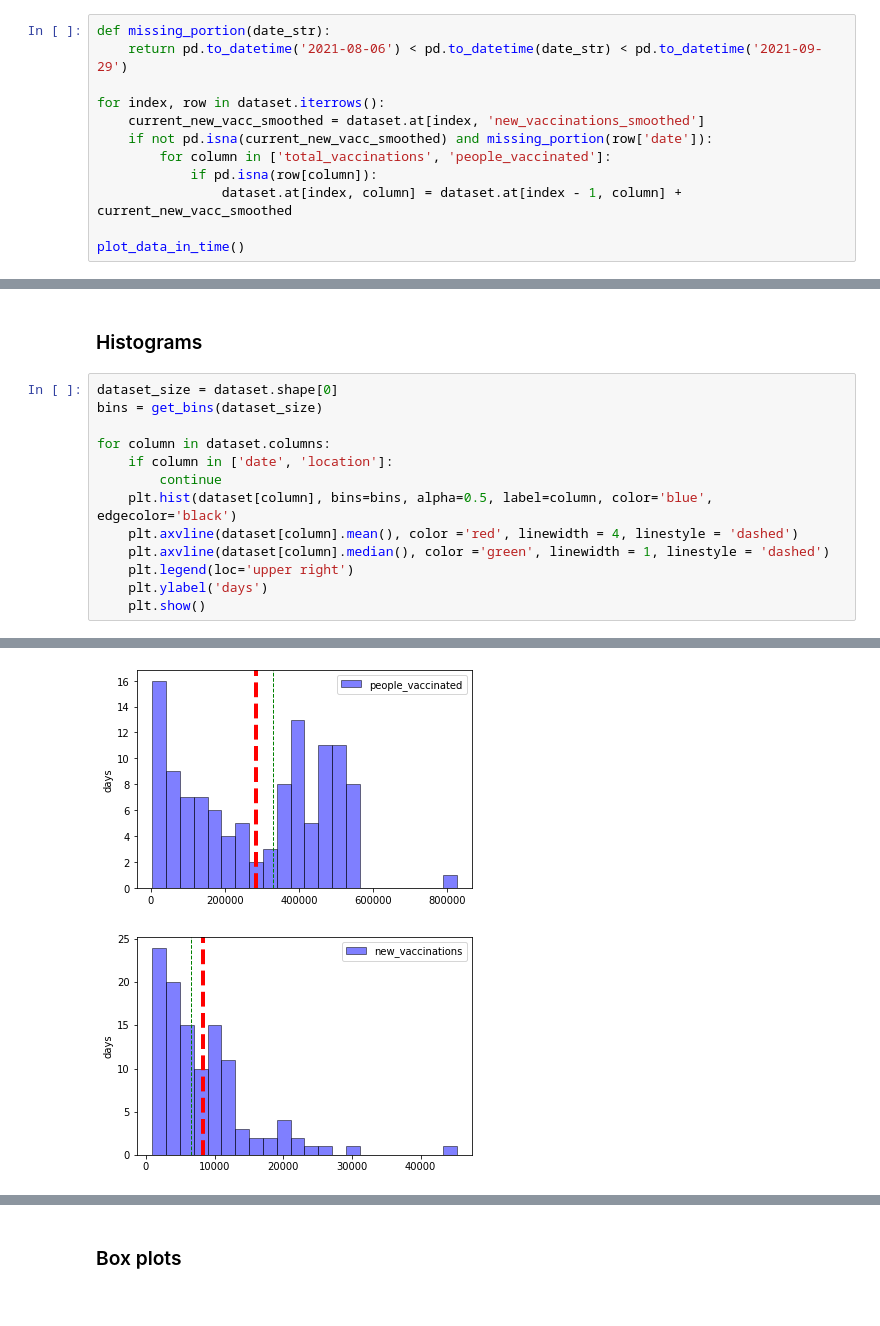
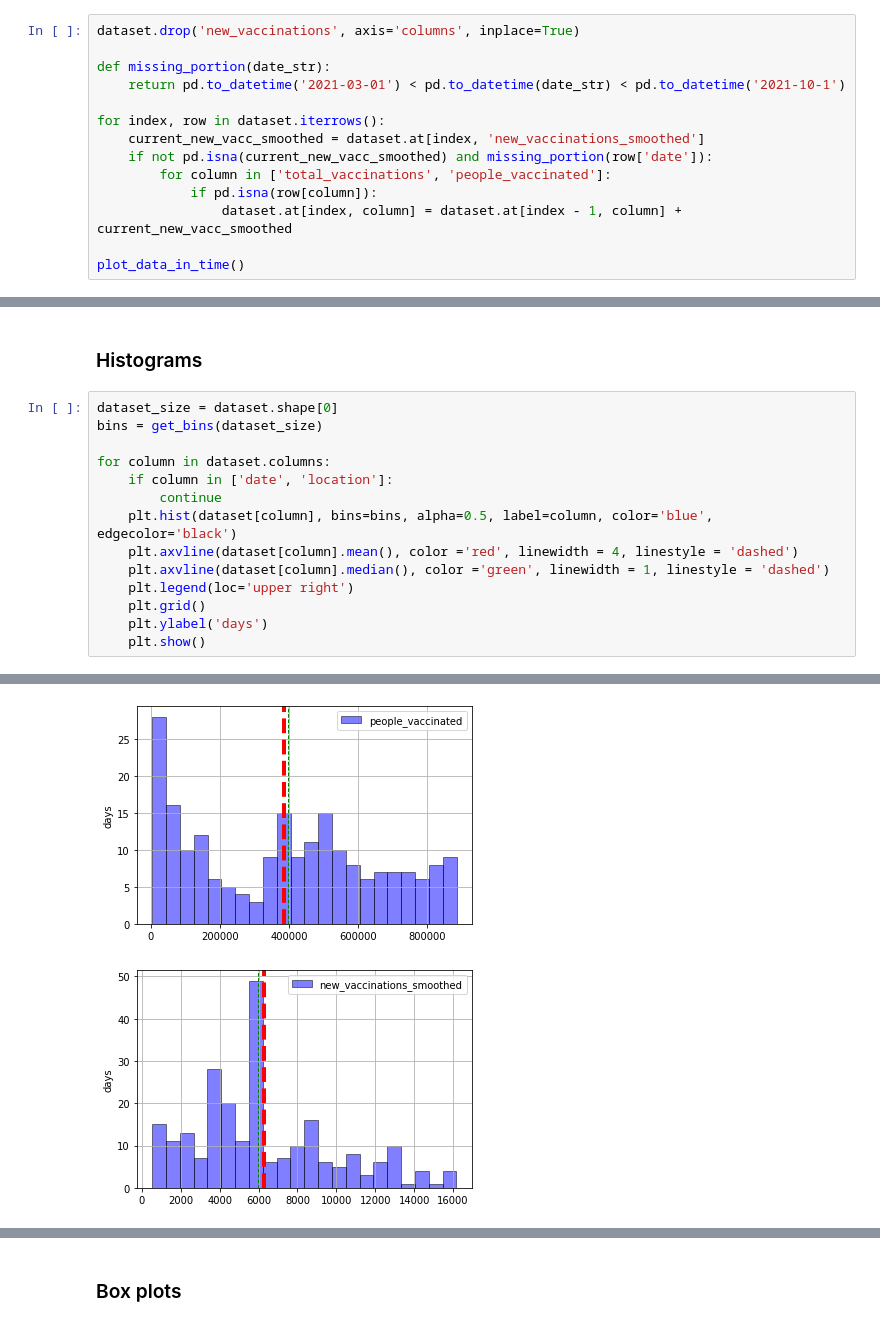
Before and after one commit to iondodon/covid19, a Jupyter notebook: ion.ipynb, the cells around one changed output, grey strips where cells are left out. Cells and saved outputs as stored; diff of their text form.

Commit message:
plots

```diff
--- a/ion.ipynb
+++ b/ion.ipynb
@@ -194,8 +206,10 @@ For the missing data in the period August-October 2021, missing new_vaccinations
 # %% [markdown]
 Now, let's see the distribution of the replaced missing data in time.
 # %%
+dataset.drop('new_vaccinations', axis='columns', inplace=True)
+
 def missing_portion(date_str):
-    return pd.to_datetime('2021-08-06') < pd.to_datetime(date_str) < pd.to_datetime('2021-09-29')
+    return pd.to_datetime('2021-03-01') < pd.to_datetime(date_str) < pd.to_datetime('2021-10-1')
 
 for index, row in dataset.iterrows():
     current_new_vacc_smoothed = dataset.at[index, 'new_vaccinations_smoothed']
@@ -228,6 +245,7 @@ for column in dataset.columns:
     plt.axvline(dataset[column].mean(), color ='red', linewidth = 4, linestyle = 'dashed')
     plt.axvline(dataset[column].median(), color ='green', linewidth = 1, linestyle = 'dashed')
     plt.legend(loc='upper right')
+    plt.grid()
     plt.ylabel('days')
     plt.show()
 # %% [output]
@@ -237,2 +255,2 @@ for column in dataset.columns:
-[figure, old version]
+[figure, new version]
-[figure, old version]
+[figure, new version]
```
Also changed, not shown: parts of 8 cells of this notebook.
